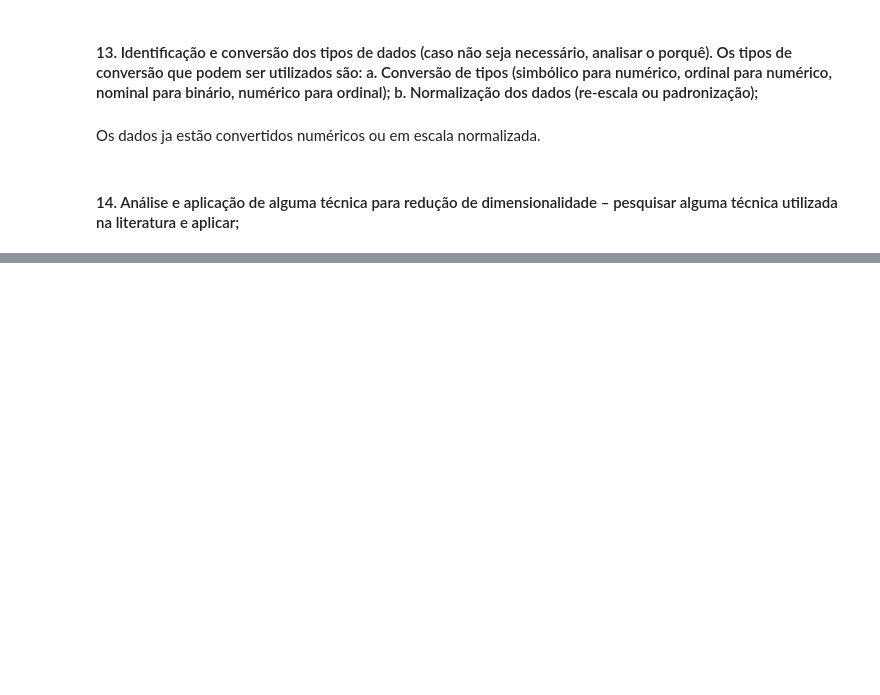
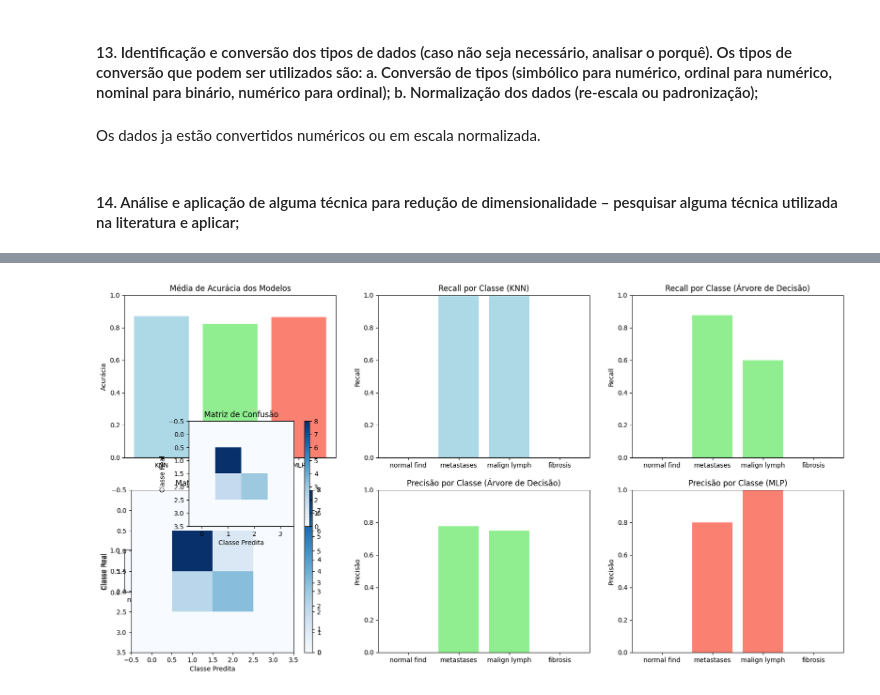
Before and after one commit to Rarvs/Lymhography-data-analysis, a Jupyter notebook: trabalho.ipynb, the cells around one changed output, grey strips where cells are left out. Saved outputs shown, nothing was run; the diff lists cells and outputs as text; code cells hidden in the pictures; blank space fills up the shorter version.

```diff
--- a/trabalho.ipynb
+++ b/trabalho.ipynb
@@ -561,0 +562,86 @@ decisão (decision tree ou árvore C4.5);
+# %%
+# Cálculo da média de acurácia
+mean_knn_accuracy = np.mean(knn_accuracies)
+mean_dt_accuracy = np.mean(dt_accuracies)
+mean_mlp_accuracy = np.mean(mlp_accuracies)
+
+# Exibição dos resultados com formatação
+print(f"\033[1mMédia da Acurácia KNN:\033[0m {mean_knn_accuracy:.2f}")
+print(f"\033[1mRecall KNN por Classe:\033[0m {knn_recalls}")
+print(f"\033[1mPrecisão KNN por Classe:\033[0m {knn_precisions}")
+print(f"\033[1mMatriz de Confusão KNN:\033[0m\n{np.array(confusion_matrix_knn)}\n")
+
+print(f"\033[1mMédia da Acurácia Árvore de Decisão:\033[0m {mean_dt_accuracy:.2f}")
+print(f"\033[1mRecall Árvore de Decisão por Classe:\033[0m {dt_recalls}")
+print(f"\033[1mPrecisão Árvore de Decisão por Classe:\033[0m {dt_precisions}")
+print(f"\033[1mMatriz de Confusão Árvore de Decisão:\033[0m\n{np.array(confusion_matrix_dt)}\n")
+
+print(f"\033[1mMédia da Acurácia MLP:\033[0m {mean_mlp_accuracy:.2f}")
+print(f"\033[1mRecall MLP por Classe:\033[0m {mlp_recalls}")
+print(f"\033[1mPrecisão MLP por Classe:\033[0m {mlp_precisions}")
+print(f"\033[1mMatriz de Confusão MLP:\033[0m\n{np.array(confusion_matrix_mlp)}\n")
+
+# Gráficos
+plot.figure(figsize=(20, 10))
+
+# Gráficos de acurácia
+plot.subplot(2, 3, 1)
+plot.bar(['KNN', 'Árvore de Decisão', 'MLP'], [mean_knn_accuracy, mean_dt_accuracy, mean_mlp_accuracy], color=['lightblue', 'lightgreen', 'salmon'])
+plot.ylim(0, 1)
+plot.title("Média de Acurácia dos Modelos")
+plot.ylabel("Acurácia")
+
+# Gráficos de recall
+plot.subplot(2, 3, 2)
+plot.bar(['normal find', 'metastases', 'malign lymph', 'fibrosis'], knn_recalls, color='lightblue')
+plot.ylim(0, 1)
+plot.title("Recall por Classe (KNN)")
+plot.ylabel("Recall")
+
+plot.subplot(2, 3, 3)
+plot.bar(['normal find', 'metastases', 'malign lymph', 'fibrosis'], dt_recalls, color='lightgreen')
+plot.ylim(0, 1)
+plot.title("Recall por Classe (Árvore de Decisão)")
+plot.ylabel("Recall")
+
+# Gráficos de precisão
+plot.subplot(2, 3, 4)
+plot.bar(['normal find', 'metastases', 'malign lymph', 'fibrosis'], knn_precisions, color='lightblue')
+plot.ylim(0, 1)
+plot.title("Precisão por Classe (KNN)")
+plot.ylabel("Precisão")
+
+plot.subplot(2, 3, 5)
+plot.bar(['normal find', 'metastases', 'malign lymph', 'fibrosis'], dt_precisions, color='lightgreen')
+plot.ylim(0, 1)
+plot.title("Precisão por Classe (Árvore de Decisão)")
+plot.ylabel("Precisão")
+
+plot.subplot(2, 3, 6)
+plot.bar(['normal find', 'metastases', 'malign lymph', 'fibrosis'], mlp_precisions, color='salmon')
+plot.ylim(0, 1)
+plot.title("Precisão por Classe (MLP)")
+plot.ylabel("Precisão")
+
+# Função para plotar matriz de confusão
+def plot_confusion_matrix(cm, title):
+    plt.figure(figsize=(5, 5))
+    sns.heatmap(cm, annot=True, fmt="d", cmap="Blues", cbar=False)
+    plt.title(title)
+    plt.ylabel('Classe Real')
+    plt.xlabel('Classe Prevista')
+    plt.show()
+
+# Plotando as matrizes de confusão para cada modelo
+plot_confusion_matrix(confusion_matrix_knn, "Matriz de Confusão KNN")
+plot_confusion_matrix(confusion_matrix_dt, "Matriz de Confusão Árvore de Decisão")
+plot_confusion_matrix(confusion_matrix_mlp, "Matriz de Confusão MLP")
+
+plot.tight_layout()
+plot.show()
+
+# Visualização da árvore de decisão
+plot.figure(figsize=(20,10))
+tree.plot_tree(decision_tree, filled=True, feature_names=x.columns, class_names=np.unique(y).astype(str), rounded=True)
+plot.show()
+# %% [output]
@@ -561,0 +665 @@ decisão (decision tree ou árvore C4.5);
+[figure, added]
```
Also changed, not shown: parts of 16 cells of this notebook, 1 other file.
